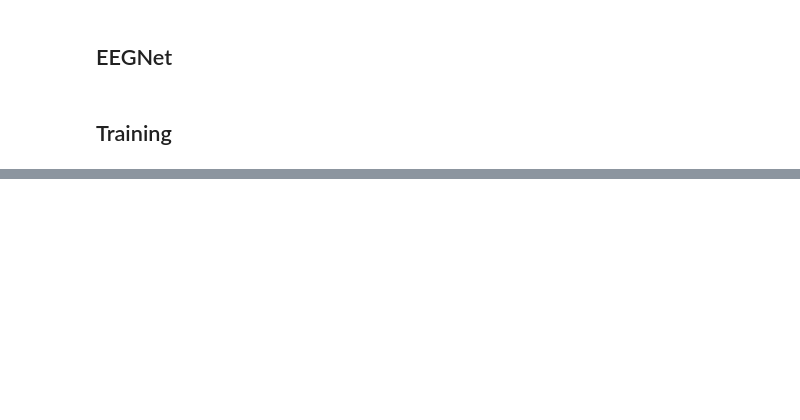
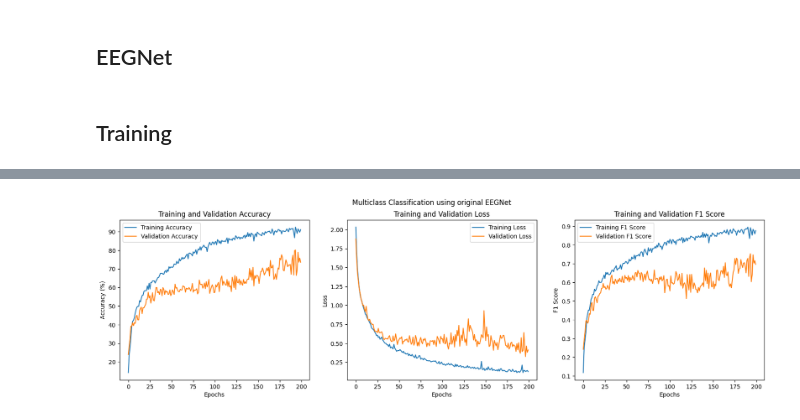
Before and after one commit to Pappol/EEGNet-improved, a Jupyter notebook: DataSplit.ipynb, the cells around one changed output, grey strips where cells are left out. Drawn from its saved outputs; the diff is of its cells as text; code cells hidden in the pictures; blank space fills up the shorter version.

```diff
--- a/DataSplit.ipynb
+++ b/DataSplit.ipynb
@@ -613 +659,6 @@ Test F1 Score: 0.8031
+# %%
+# Plotting model performance
+plot_training(train_accuracies, val_accuracies, train_losses, val_losses, train_f1_scores, val_f1_scores, title='Multiclass Classification using original EEGNet')
+# %% [output]
+[figure, added]
 # %% [markdown]
```
Also changed, not shown: parts of 21 cells of this notebook.
